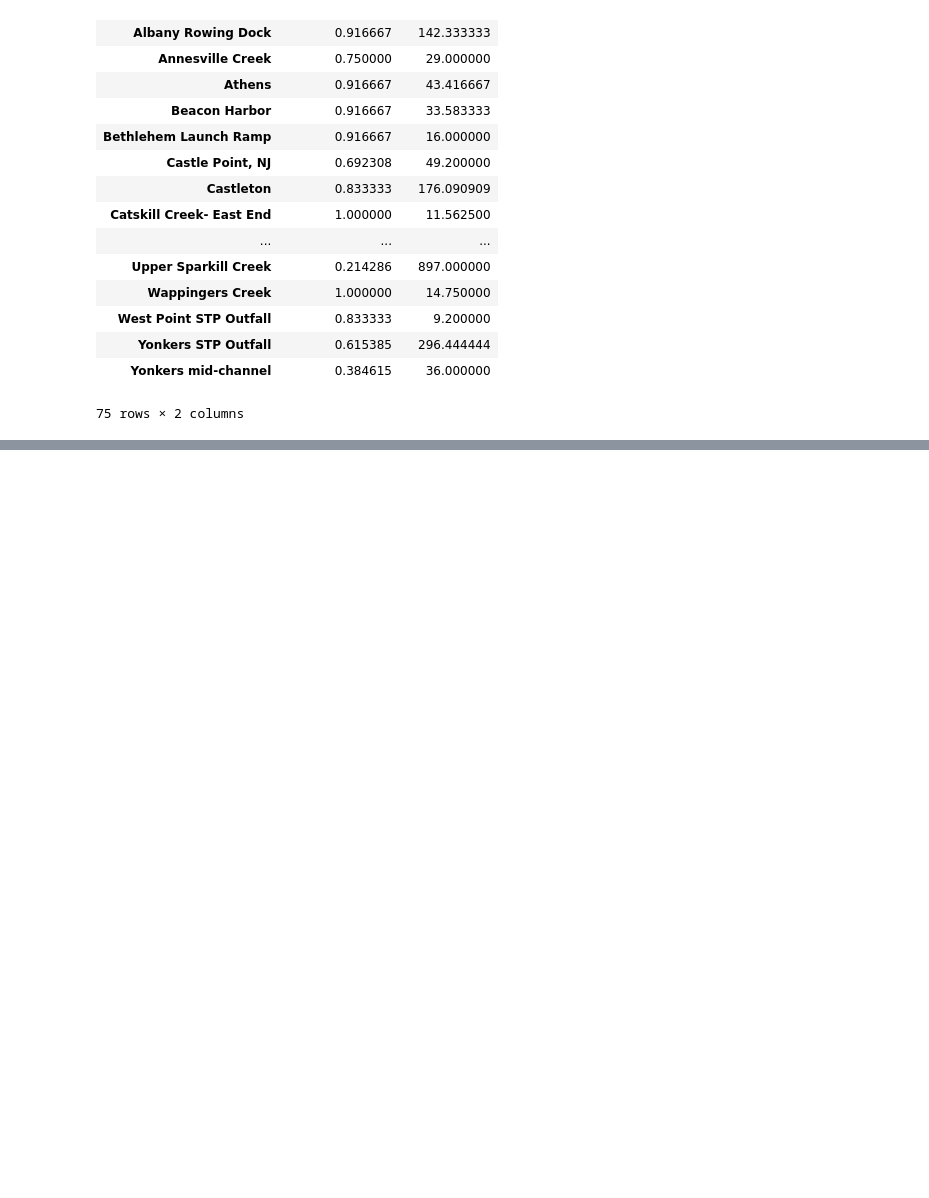
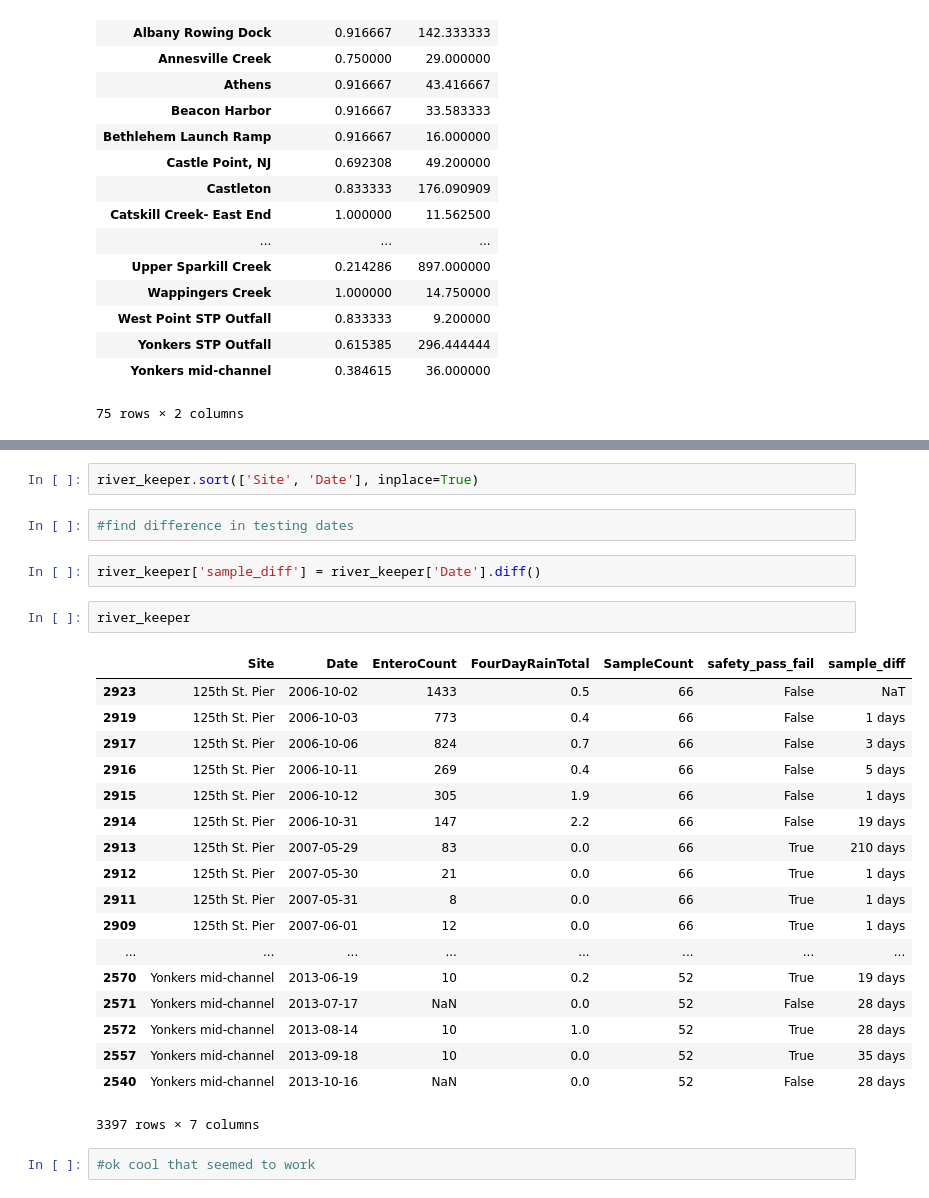
Before and after one commit to bcarancibia/CUNY_IS_608, a Jupyter notebook: lecture4/BArancibia_Module4_HW.ipynb, the cells around one changed output, grey strips where cells are left out. Saved outputs shown, nothing was run; the diff lists cells and outputs as text; blank space fills up the shorter version.

```diff
--- a/lecture4/BArancibia_Module4_HW.ipynb
+++ b/lecture4/BArancibia_Module4_HW.ipynb
@@ -187,0 +272,29 @@ data looks alright.
+# %%
+river_keeper.sort(['Site', 'Date'], inplace=True)
+# %%
+#find difference in testing dates
+# %%
+river_keeper['sample_diff'] = river_keeper['Date'].diff()
+# %%
+river_keeper
+# %% [output]
+|  | Site | Date | EnteroCount | FourDayRainTotal | SampleCount | safety_pass_fail | sample_diff |
+| 2923 | 125th St. Pier | 2006-10-02 | 1433 | 0.5 | 66 | False | NaT |
+| 2919 | 125th St. Pier | 2006-10-03 | 773 | 0.4 | 66 | False | 1 days |
+| 2917 | 125th St. Pier | 2006-10-06 | 824 | 0.7 | 66 | False | 3 days |
+| 2916 | 125th St. Pier | 2006-10-11 | 269 | 0.4 | 66 | False | 5 days |
+| 2915 | 125th St. Pier | 2006-10-12 | 305 | 1.9 | 66 | False | 1 days |
+| 2914 | 125th St. Pier | 2006-10-31 | 147 | 2.2 | 66 | False | 19 days |
+| 2913 | 125th St. Pier | 2007-05-29 | 83 | 0.0 | 66 | True | 210 days |
+| 2912 | 125th St. Pier | 2007-05-30 | 21 | 0.0 | 66 | True | 1 days |
+| 2911 | 125th St. Pier | 2007-05-31 | 8 | 0.0 | 66 | True | 1 days |
+| 2909 | 125th St. Pier | 2007-06-01 | 12 | 0.0 | 66 | True | 1 days |
+| ... | ... | ... | ... | ... | ... | ... | ... |
+| 2570 | Yonkers mid-channel | 2013-06-19 | 10 | 0.2 | 52 | True | 19 days |
+| 2571 | Yonkers mid-channel | 2013-07-17 | NaN | 0.0 | 52 | False | 28 days |
+| 2572 | Yonkers mid-channel | 2013-08-14 | 10 | 1.0 | 52 | True | 28 days |
+| 2557 | Yonkers mid-channel | 2013-09-18 | 10 | 0.0 | 52 | True | 35 days |
+| 2540 | Yonkers mid-channel | 2013-10-16 | NaN | 0.0 | 52 | False | 28 days |
+3397 rows × 7 columns
+# %%
+#ok cool that seemed to work
```
Also changed, not shown: parts of 15 cells of this notebook, 1 other file.
